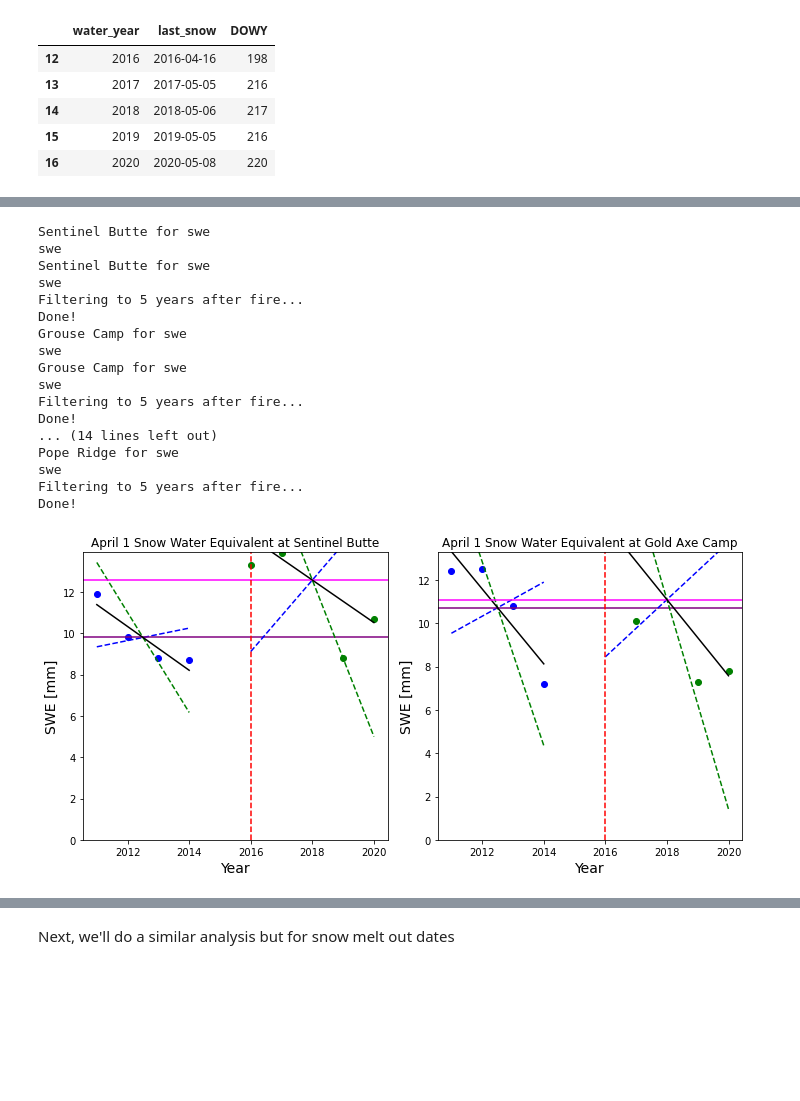
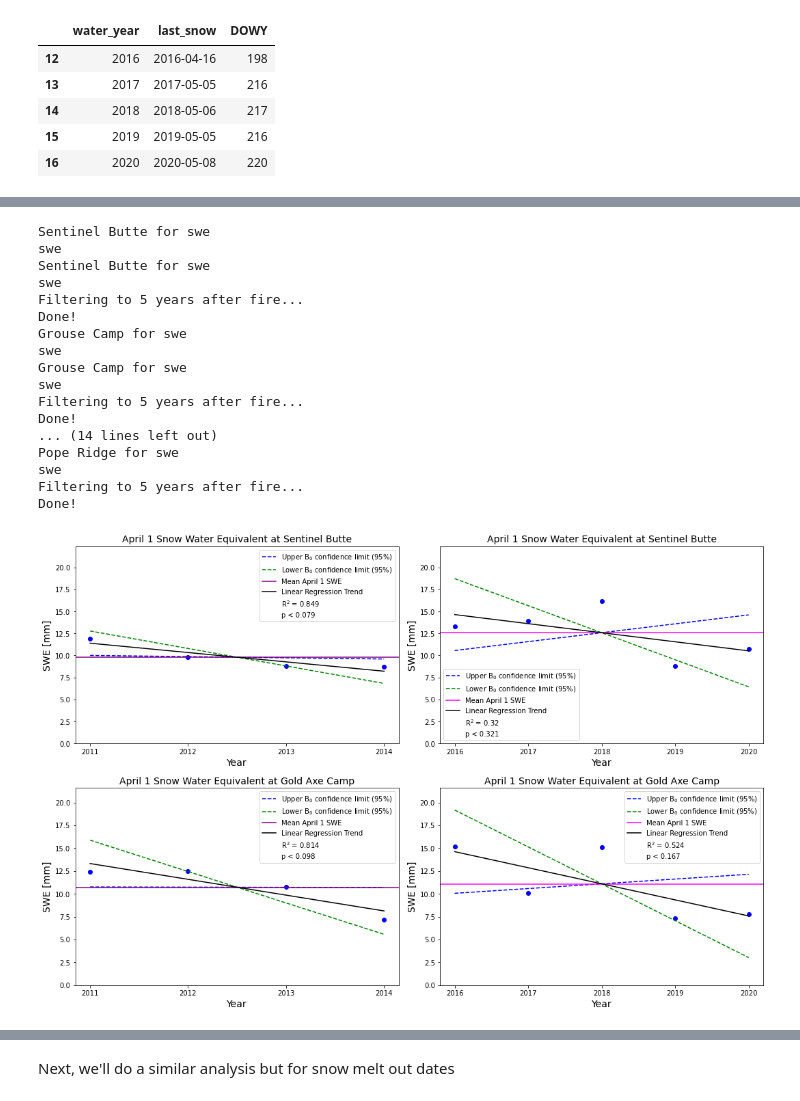
Before and after one commit to dlhogan97/CEWA565_project, a Jupyter notebook: regression_confidence_intervals.ipynb, the cells around one changed output, grey strips where cells are left out. Cells and saved outputs as stored; diff of their text form; code cells hidden in the pictures; blank space fills up the shorter version.

```diff
--- a/regression_confidence_intervals.ipynb
+++ b/regression_confidence_intervals.ipynb
@@ -23,6 +23,18 @@ from SNOTEL_splitter import splitFireSNOTEL
 import matplotlib as mpl
 # Set the default color cycle
 mpl.rcParams['axes.prop_cycle'] = mpl.cycler(color='bgrcmyk')
+# %%
+SMALL_SIZE = 10
+MEDIUM_SIZE = 12
+BIGGER_SIZE = 14
+
+plt.rc('font', size=MEDIUM_SIZE)          # controls default text sizes
+plt.rc('axes', titlesize=SMALL_SIZE)     # fontsize of the axes title
+plt.rc('axes', labelsize=MEDIUM_SIZE)    # fontsize of the x and y labels
+plt.rc('xtick', labelsize=SMALL_SIZE)    # fontsize of the tick labels
+plt.rc('ytick', labelsize=SMALL_SIZE)    # fontsize of the tick labels
+plt.rc('legend', fontsize=SMALL_SIZE)    # legend fontsize
+plt.rc('figure', titlesize=BIGGER_SIZE)  # fontsize of the figure title
 # %% [markdown]
 Before running this at all locations, we will start with looking at one: Harts Pass
 # %%
@@ -125,6 +132,7 @@ def boxplotSWE(ax, before, after, paired_before, paired_after,postyrs=5):
     ax.set_xlabel(site+'                                   '+paired, fontdict={'weight':'bold'})
     ax.set_ylabel('SWE [mm]')
     ax.set_title('SWE box plots for {} and {}'.format(site, paired))
+    plt.tight_layout()
     return ax
 # %%
 def boxplotDOWY(ax, before, after, paired_before, paired_after,postyrs=5):
@@ -137,6 +145,7 @@ def boxplotDOWY(ax, before, after, paired_before, paired_after,postyrs=5):
     ax.set_xlabel(site+'                                   '+paired, fontdict={'weight':'bold'})
     ax.set_ylabel('Day of Water Year')
     ax.set_title('Snow disappearance date box plots for {} and {}'.format(site, paired))
+    plt.tight_layout()
     return ax
 # %%
 def plotSWE(ax, before, after, site, paired=False):
@@ -154,6 +163,11 @@ def plotSWE(ax, before, after, site, paired=False):
         water_year_df_a = after.loc[dt.date(year,10,1):dt.date(year+1,9,30)].reset_index()
         # plt.plot(water_year_df_b.index, water_year_df_b['SNOTEL:WTEQ_D'])
         ax.plot(water_year_df_a.index, water_year_df_a['SNOTEL:WTEQ_D'], lw=1, label = '{} yr post-fire'.format(i))
+    for i,year in enumerate(before.index.year.unique()):
+        # water_year_df_b = df_b.loc[dt.date(year,10,1):dt.date(year+1,9,30)].reindex()
+        water_year_df_b = before.loc[dt.date(year,10,1):dt.date(year+1,9,30)].reset_index()
+        # plt.plot(water_year_df_b.index, water_year_df_b['SNOTEL:WTEQ_D'])
+        ax.plot(water_year_df_b.index, water_year_df_b['SNOTEL:WTEQ_D'], alpha=0.2, lw=1)
     mean_swe = []
     minyear = min(before.index.year.unique())
     maxyear = max(before.index.year.unique())
@@ -162,8 +176,9 @@ def plotSWE(ax, before, after, site, paired=False):
             print('Start date: '+str(date))
         daily_mean_swe = before[(before.index.month == date.month) & (before.index.day == date.day)]['SNOTEL:WTEQ_D'].mean()
         mean_swe.append(daily_mean_swe)
+
     mean_swe = pd.Series(mean_swe,name='mean_swe')
-    mean_swe.plot(ax=ax,label='{}-{}\nMean SWE'.format(minyear,maxyear))
+    mean_swe.plot(ax=ax,label='{}-{}\nMean SWE'.format(minyear,maxyear), color='k')
     ax.set_xlabel('Day of Water Year')
     ax.set_ylabel('SWE [mm]')
     max_swe=max(before['SNOTEL:WTEQ_D'].max(),after['SNOTEL:WTEQ_D'].max())
@@ -171,4 +186,5 @@ def plotSWE(ax, before, after, site, paired=False):
     if paired is True:
         site = 'Paired Location: '+site
     ax.set_title('Annual SWE Pre- and Post-Disturbance\n{}'.format(site))
+    plt.tight_layout()
     return ax
@@ -219,22 +366,20 @@ Start date: 1981-10-02
 from matplotlib.ticker import MaxNLocator
 
 for (site,paired) in fire_sites.items():
-        fig, axs = plt.subplots(1,2, figsize=(10,5),tight_layout=True)
+        fig, axs = plt.subplots(2,2, figsize=(15,10),tight_layout=True)
         axs = axs.flatten()
         df_b, df_a, df_paired_b, df_paired_a = getSites(site,paired, postyrs=years)
         for i,df in enumerate([df_b, df_a, df_paired_b, df_paired_a]):
                 if i == 2 or i ==3:
                         max_swe = max(df_paired_b['SNOTEL:WTEQ_D'].max(), df_paired_a['SNOTEL:WTEQ_D'].max())
                         title = paired
-                        axis = 1
                 else:
                         max_swe=max(df_b['SNOTEL:WTEQ_D'].max(),df_a['SNOTEL:WTEQ_D'].max())
                         title = site
-                        axis=0
                 if i == 0 or i==2:
                         color='purple'
                 else: color='magenta'
-                ax = axs[axis]
+                ax = axs[i]
                 ax.xaxis.get_major_locator().set_params(integer=True)
                 # use the linear regression function
                 swe_b = df[(df.index.month==4) & (df.index.day==1) & (df.index.year!=2015)].dropna()
@@ -251,7 +396,7 @@ for (site,paired) in fire_sites.items():
                 # conf interval calculations
                 sB1 = sigma/np.sqrt(sst_x)
                 # t-value for alpha/2 with n-2 degrees of freedom
-                alpha = 0.05
+                alpha = 0.1
                 n = len(x_before)
                 dof = n - 2
                 t = stats.t.ppf(1-alpha/2, dof)
@@ -268,37 +413,36 @@ for (site,paired) in fire_sites.items():
                         label='Upper B$_0$ confidence limit (95%)')
                 ax.plot([x_before.min(), x_before.max()],
                         [B0_lower + B1_lower*swe_b.index.year.min(), B0_lower + B1_lower*swe_b.index.year.max()] ,
                         '--g',
                         label='Lower B$_0$ confidence limit (95%)')
                 # plot up other items
-                ax.axhline(swe_b['SNOTEL:WTEQ_D'].mean(),color=color, label='Mean SWE')
-                if i in [1,3]:
-                      ax.axvline(swe_b.index.year.min(),color='red',ls='--', label='Fire Year')
+                ax.axhline(swe_b['SNOTEL:WTEQ_D'].mean(),color=color, label='Mean April 1 SWE')
                 ax.plot(x_before,y_before,'k-',label='Linear Regression Trend')
                 ax.scatter(swe_b.index.year,swe_b['SNOTEL:WTEQ_D'])
                 ax.plot([],[],c='white', label='R$^2$ = {}'.format(np.round(r_squared,3)))
                 ax.plot([],[],c='white', label='p < {}'.format(np.round(pvalue,3)))
-                ax.set_ylim(0,max_swe*.8)
+                ax.set_ylim(0,max_swe+5)
                 ax.set_xlabel('Year', size=14)
                 ax.set_ylabel('SWE [mm]', size=14)
-                # ax.legend()
-                ax.set_title('April 1 Snow Water Equivalent at {}'.format(title))
+                ax.legend()
+                ax.set_title('April 1 Snow Water Equivalent at {}'.format(title),size=14)
+        fig.savefig('./figures/linregress/swe/{}_linregress.png'.format(site))
 # %% [output]
 Sentinel Butte for swe
 swe
 Sentinel Butte for swe
 swe
 Filtering to 5 years after fire...
 Done!
 Grouse Camp for swe
 swe
 Grouse Camp for swe
 swe
 Filtering to 5 years after fire...
 Done!
 ... (14 lines left out)
 Pope Ridge for swe
 swe
 Filtering to 5 years after fire...
 Done!
-[figure, old version]
+[figure, new version]
```
Also changed, not shown: parts of 16 cells of this notebook, 19 other files.
